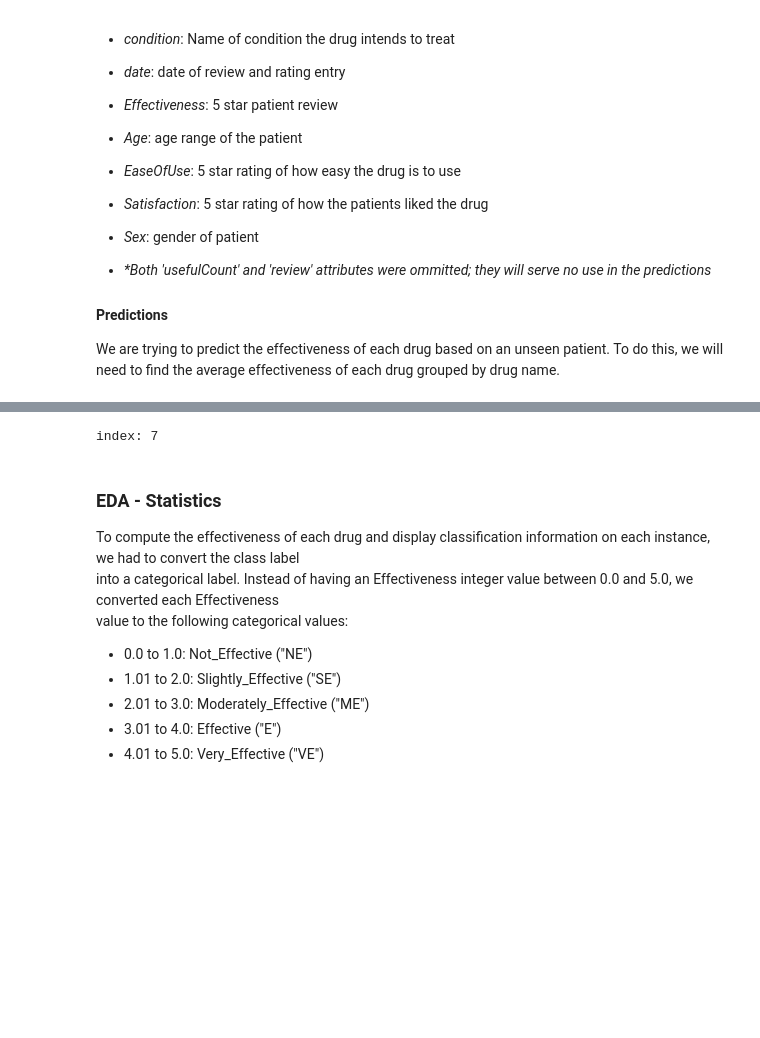
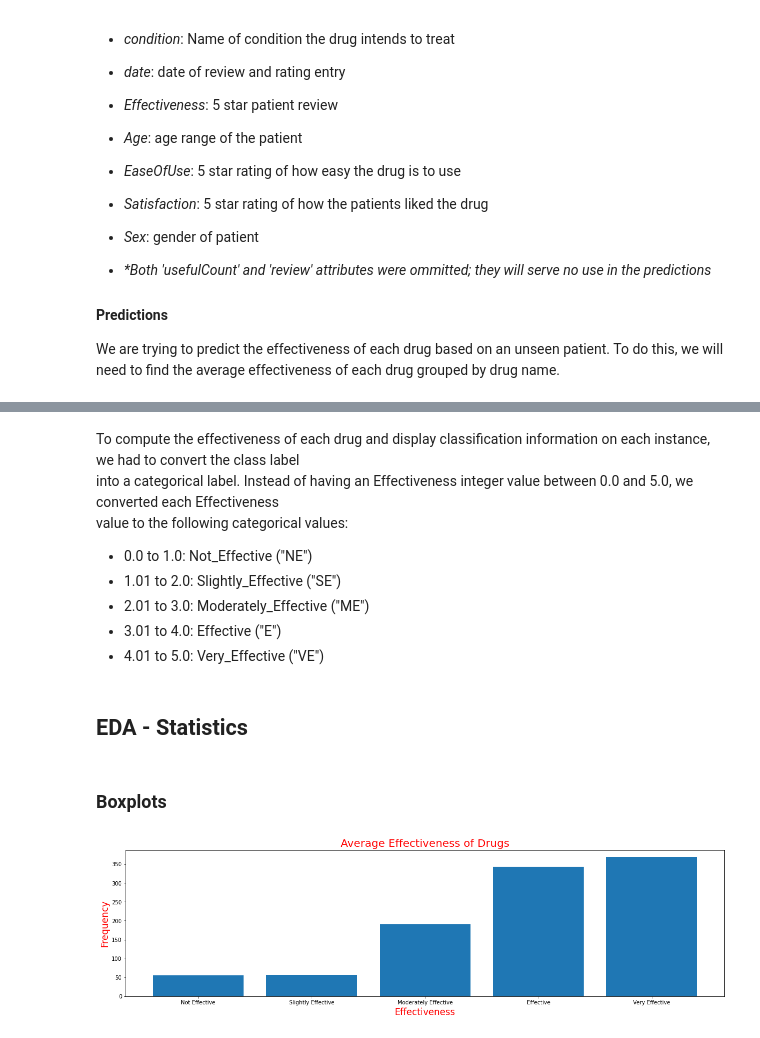
Before and after one commit to cthorpen/CPSC322-Final-Project, a Jupyter notebook: project.ipynb, the cells around one changed output, grey strips where cells are left out. Saved outputs shown, nothing was run; the diff lists cells and outputs as text; code cells hidden in the pictures; blank space fills up the shorter version.

```diff
--- a/project.ipynb
+++ b/project.ipynb
@@ -111,20 +112,7 @@ for i in range(len(grouped_data)):
 avg_drug_table = MyPyTable()
 avg_drug_table.data = drug_avg_data
 avg_drug_table.column_names = drug_table.column_names
-
-# create categorical attribute of effectiveness
-# convert effectiveness rating into categorical rating
-effectiveness_con = myutils.get_column(avg_drug_table.data, avg_drug_table.column_names, "Effectiveness")
-effectiveness_cat = myutils.continuous_to_categorical(effectiveness_con)
-for i in range(len(avg_drug_table.data)):
-    avg_drug_table.data[i][-1] = effectiveness_cat[i]
-
-avg_drug_table.save_to_file('input_data/grouped_data.csv')
-# %% [output]
-index: 7
 # %% [markdown]
-### EDA - Statistics
-
 To compute the effectiveness of each drug and display classification information on each instance, we had to convert the class label
 into a categorical label. Instead of having an Effectiveness integer value between 0.0 and 5.0, we converted each Effectiveness
 value to the following categorical values:
@@ -135,0 +133,16 @@ value to the following categorical values:
+# %% [markdown]
+## EDA - Statistics
+# %% [markdown]
+### Boxplots
+# %%
+# Boxplot of each class label
+eff_vals, eff_counts = avg_drug_table.get_frequencies('Effectiveness')
+count_ord = []
+l = [2, 3, 1, 0, 4]
+for item in l:
+    count_ord.append(eff_counts[item])
+
+labels = ['Not Effective', 'Slightly Effective', 'Moderately Effective', 'Effective', 'Very Effective']
+plot.bar_chart(labels, count_ord, "Average Effectiveness of Drugs", "Effectiveness", "Frequency")
+# %% [output]
+[figure, added]
```
Also changed, not shown: parts of 14 cells of this notebook.
